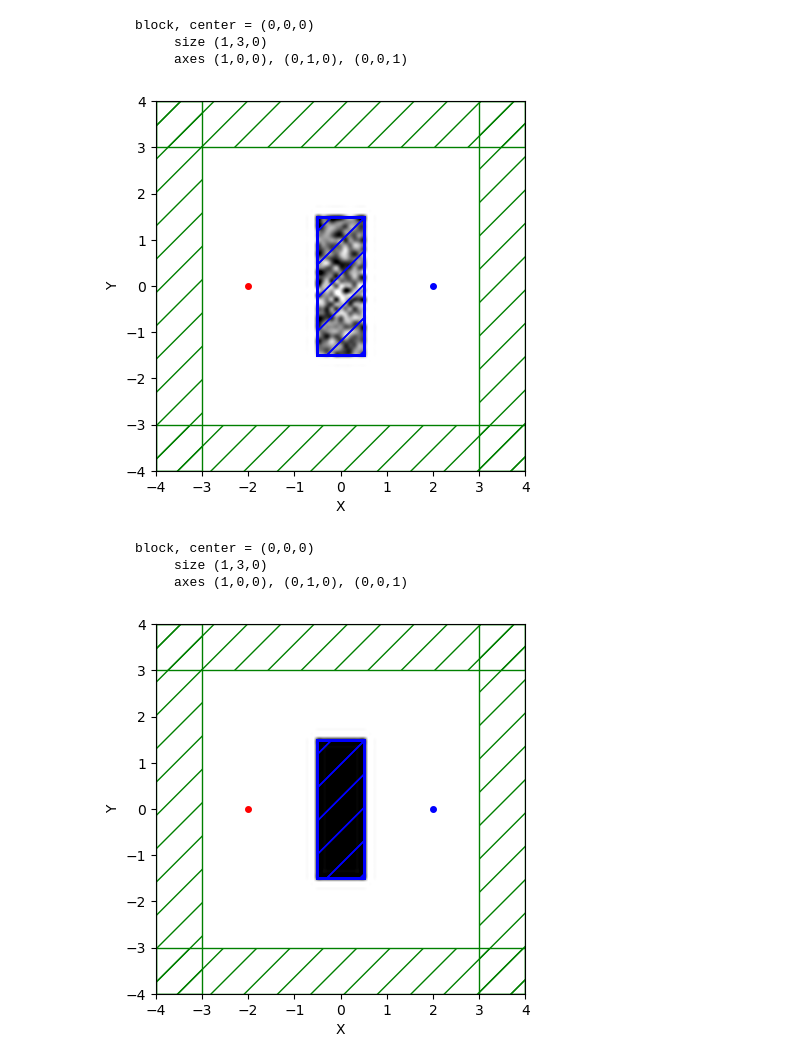
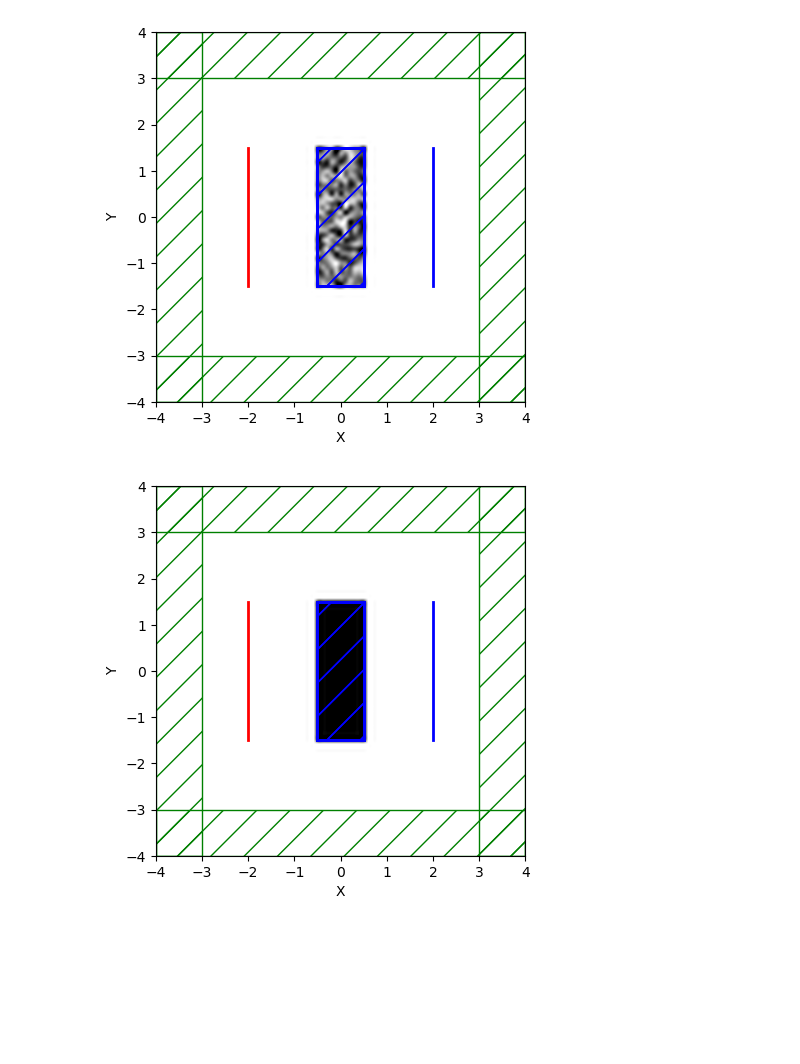
Before and after one commit to y0ooung/Meep, a Jupyter notebook: meep_project.ipynb, the cells around one changed output. Saved outputs shown, nothing was run; the diff lists cells and outputs as text; code cells hidden in the pictures; blank space fills up the shorter version.

Commit message:
line source Si lens (recommit)

```diff
--- a/meep_project.ipynb
+++ b/meep_project.ipynb
@@ -8,7 +8,7 @@ import nlopt
 import matplotlib.pyplot as plt
 from matplotlib.patches import Circle
 
-#mp.verbosity(0)
+mp.verbosity(0)
 
 Si = mp.Medium(index=3.4)
 
@@ -18,13 +18,22 @@ resolution = 10
 
 # source
 source_center = [-2, 0, 0]
+source_size = mp.Vector3(0, 3, 0)
 fcen = 1 / 1.55
 width = 0.2
 fwidth = width * fcen
-sources = [mp.Source(src=mp.GaussianSource(frequency=fcen,fwidth=fwidth),
-                     component=mp.Ez,
-                     center=source_center,
-                     size=mp.Vector3(0,0,0))]
+kpoint = mp.Vector3(1, 0, 0)
+src = mp.GaussianSource(frequency=fcen, fwidth=fwidth)
+source = [
+    mp.EigenModeSource(
+        src,
+        eig_band=1,
+        direction=mp.NO_DIRECTION,
+        eig_kpoint=kpoint,
+        size=source_size,
+        center=source_center,
+    )
+]
 
 # design region
 Lx = 1
@@ -48,56 +57,45 @@ sim = mp.Simulation(
     cell_size=cell_size,
     boundary_layers=pml_layers,
     geometry=geometry,
-    sources=sources,
+    sources=source,
     eps_averaging=False,
     resolution=resolution
 )
 
 # adjoint optimization setup
-monitor_position = mp.Vector3(2, 0, 0)
-monitor_size = mp.Vector3(0, 0, 0)
-FourierFields = mpa.FourierFields(sim,
-                                  mp.Volume(center=monitor_position,
-                                            size=monitor_size),
-                                  mp.Ez,
-                                  yee_grid=True)
-ob_list = [FourierFields]
+TE_top =mpa.EigenmodeCoefficient(
+    sim,
+    mp.Volume(center=mp.Vector3(2, 0, 0), size=mp.Vector3(0, 3, 0)),
+    mode=1
+)
+ob_list = [TE_top]
 
-def J(fields):
-    return npa.abs(fields) ** 2
-
-
+def J(alpha):
+    return npa.abs(alpha) ** 2
 
 opt = mpa.OptimizationProblem(
     simulation=sim,
     objective_functions=J,
     objective_arguments=ob_list,
     design_regions=[design_region],
     fcen=fcen,
     df=0,
     nf=1,
-    decay_by=1e-6
 )
 
 x0 = np.random.rand(Nx * Ny)
 opt.update_design([x0])
 
 opt.plot2D(True, frequency=1/1.55)
 plt.show()
 
 x0 = 0.5 * np.ones((Nx * Ny, ))
 opt.update_design([x0])
 
 opt.plot2D(True)
 plt.show()
 # %% [output]
-     block, center = (0,0,0)
-          size (1,3,0)
-          axes (1,0,0), (0,1,0), (0,0,1)
-[figure, old version]
+[figure, new version]
-     block, center = (0,0,0)
-          size (1,3,0)
-          axes (1,0,0), (0,1,0), (0,0,1)
-[figure, old version]
+[figure, new version]
 # %%
 evaluation_history = []
```
Also changed, not shown: parts of 4 cells of this notebook.
